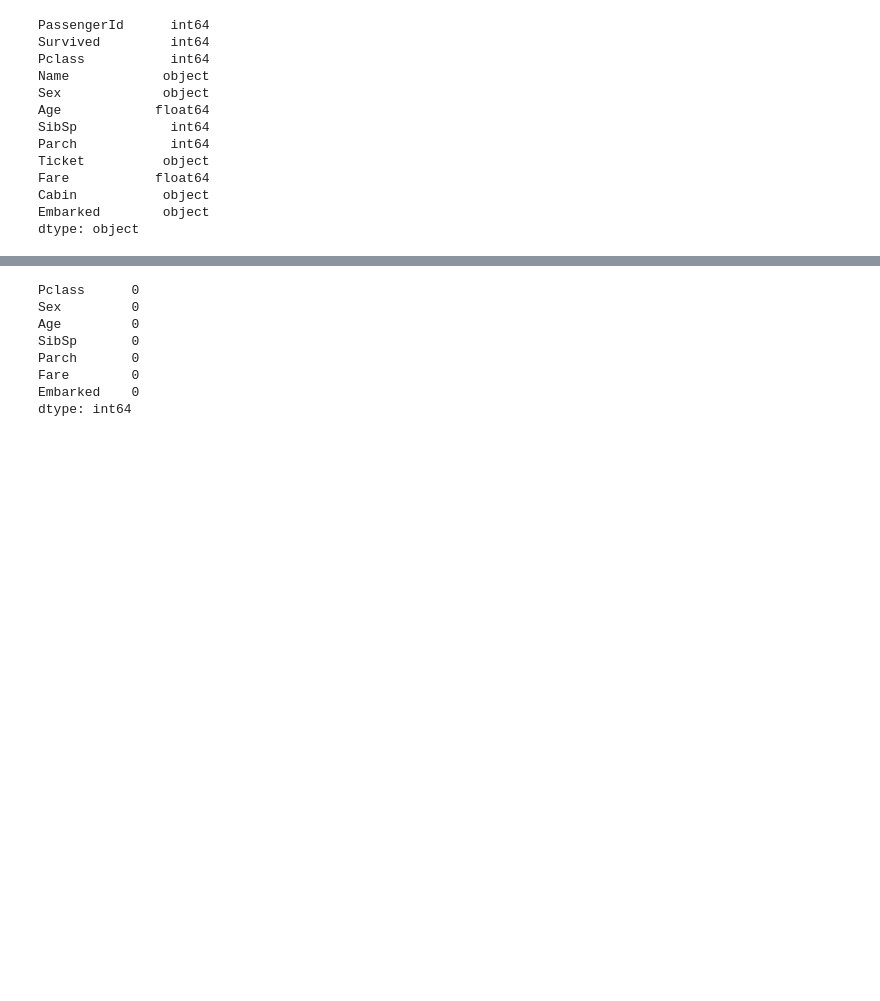
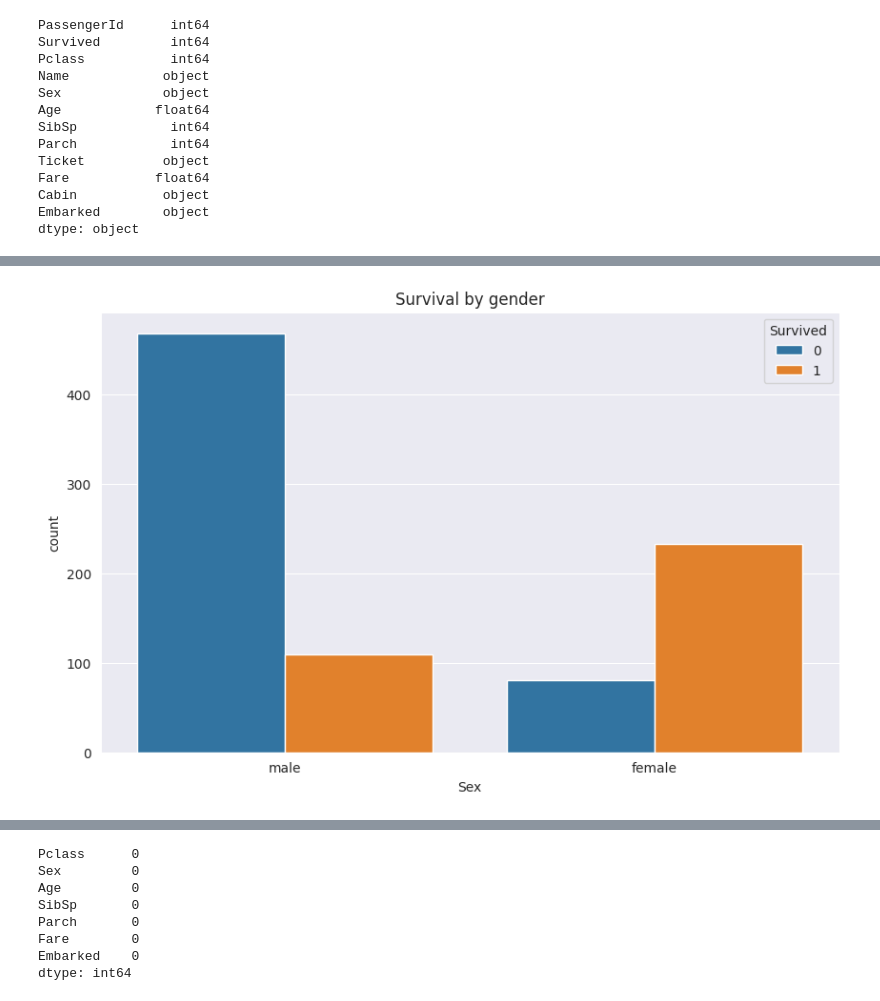
Before and after one commit to ygorsmc/Titanic, a Jupyter notebook: scikitlearn_model.ipynb, the cells around one changed output, grey strips where cells are left out. Cells and saved outputs as stored; diff of their text form; code cells hidden in the pictures; blank space fills up the shorter version.

```diff
--- a/scikitlearn_model.ipynb
+++ b/scikitlearn_model.ipynb
@@ -63,0 +88,8 @@ dtype: object
+# %%
+# Visualize the distribution of the 'Sex' column in the training dataset
+plt.figure(figsize=(10, 6))
+sns.countplot(data=train_df, x = 'Sex', hue='Survived')
+plt.title('Survival by gender')
+plt.show()
+# %% [output]
+[figure, added]
```
Also changed, not shown: parts of 17 cells of this notebook.
